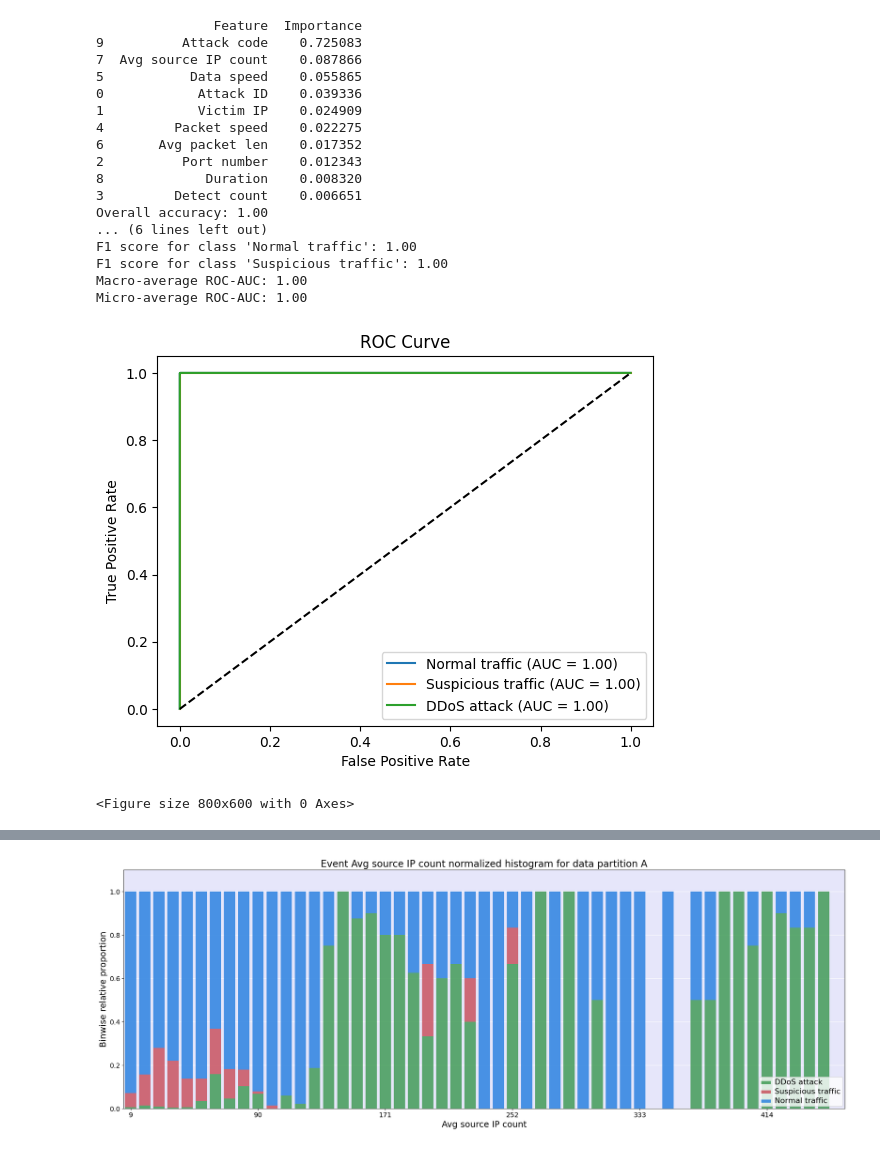
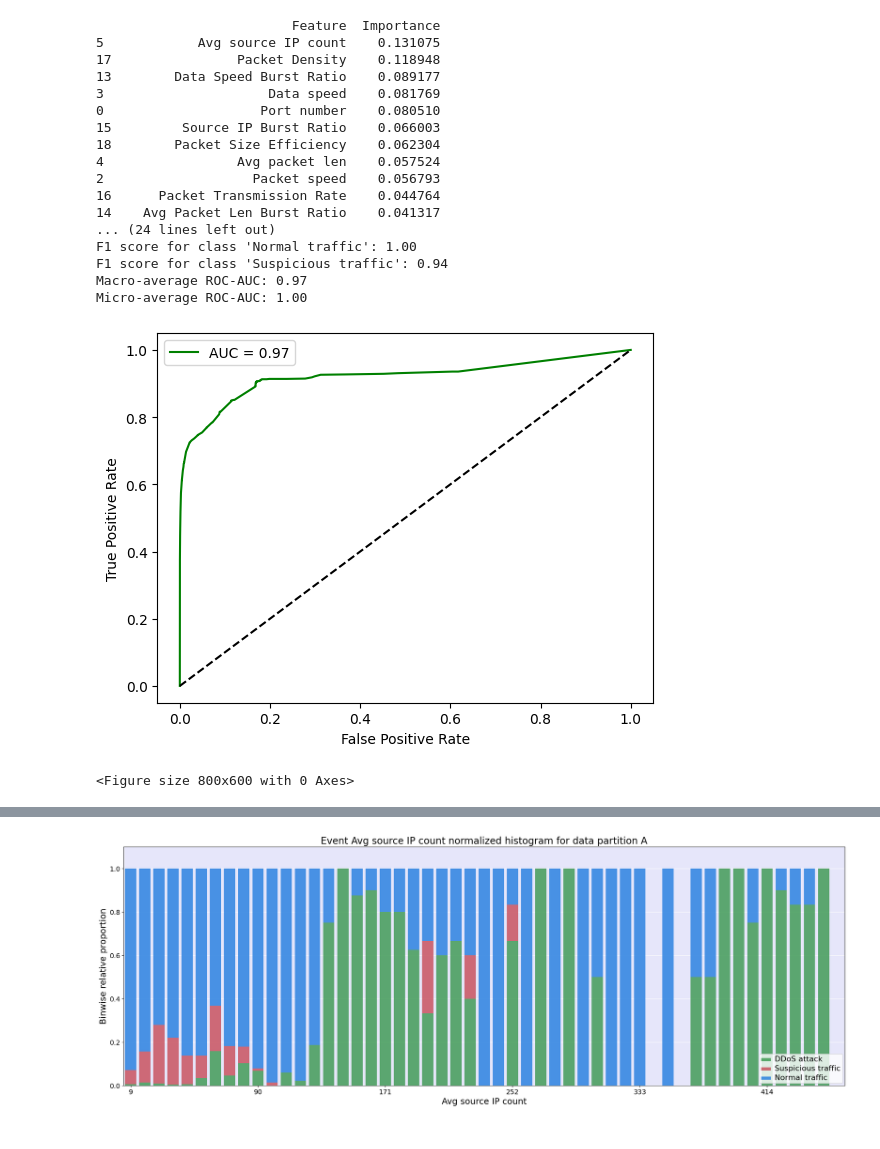
Before and after one commit to ballakrisz/HAML-DDoS, a Jupyter notebook: src/visualization/visualize_features.ipynb, the cells around one changed output, grey strips where cells are left out. Cells and saved outputs as stored; diff of their text form; code cells hidden in the pictures.

```diff
--- a/src/visualization/visualize_features.ipynb
+++ b/src/visualization/visualize_features.ipynb
@@ -217,39 +435,31 @@ def train_random_forest_cls(events, num_train_sample = None):
 # %%
 # RandomForestClassification
 
-
-events_a = pd.read_csv("/home/appuser/data/train/SCLDDoS2024_SetA_events.csv")
-events_b = pd.read_csv("/home/appuser/data/train/SCLDDoS2024_SetB_events.csv")
-events_c = pd.read_csv("/home/appuser/data/test/SCLDDoS2024_SetC_events.csv")
-events_d = pd.read_csv("/home/appuser/data/gen/SCLDDoS2024_SetD_events.csv")
-
-events_a = preproc_for_rfc(events_a)
-events_b = preproc_for_rfc(events_b)
-events_c = preproc_for_rfc(events_c)
-events_d = preproc_for_rfc(events_d)
+events_a = pd.read_csv("/home/appuser/data/train/SCLDDoS2024_SetA_events_extended.csv").fillna(0)
+events_b = pd.read_csv("/home/appuser/data/train/SCLDDoS2024_SetB_events_extended.csv").fillna(0)
+events_c = pd.read_csv("/home/appuser/data/test/SCLDDoS2024_SetC_events_extended.csv").fillna(0)
+events_d = pd.read_csv("/home/appuser/data/gen/SCLDDoS2024_SetD_events_extended.csv").fillna(0)
 
 num_train_sample = events_a.shape[0] + events_b.shape[0]
 events_combined = pd.concat([events_a, events_b, events_c])
 train_random_forest_cls(events_combined, num_train_sample)
-# events = preproc_for_rfc(events_)
-# train_random_forest_cls(events)
 # %% [output]
-               Feature  Importance
-9          Attack code    0.725083
-7  Avg source IP count    0.087866
-5           Data speed    0.055865
-0            Attack ID    0.039336
-1            Victim IP    0.024909
-4         Packet speed    0.022275
-6       Avg packet len    0.017352
-2          Port number    0.012343
-8             Duration    0.008320
-3         Detect count    0.006651
-Overall accuracy: 1.00
-... (6 lines left out)
+                         Feature  Importance
+5            Avg source IP count    0.131075
+17                Packet Density    0.118948
+13        Data Speed Burst Ratio    0.089177
+3                     Data speed    0.081769
+0                    Port number    0.080510
+15         Source IP Burst Ratio    0.066003
+18        Packet Size Efficiency    0.062304
+4                 Avg packet len    0.057524
+2                   Packet speed    0.056793
+16      Packet Transmission Rate    0.044764
+14    Avg Packet Len Burst Ratio    0.041317
+... (24 lines left out)
 F1 score for class 'Normal traffic': 1.00
-F1 score for class 'Suspicious traffic': 1.00
-Macro-average ROC-AUC: 1.00
+F1 score for class 'Suspicious traffic': 0.94
+Macro-average ROC-AUC: 0.97
 Micro-average ROC-AUC: 1.00
-[figure, old version]
+[figure, new version]
 <Figure size 800x600 with 0 Axes>
```
Also changed, not shown: parts of 5 cells of this notebook.
